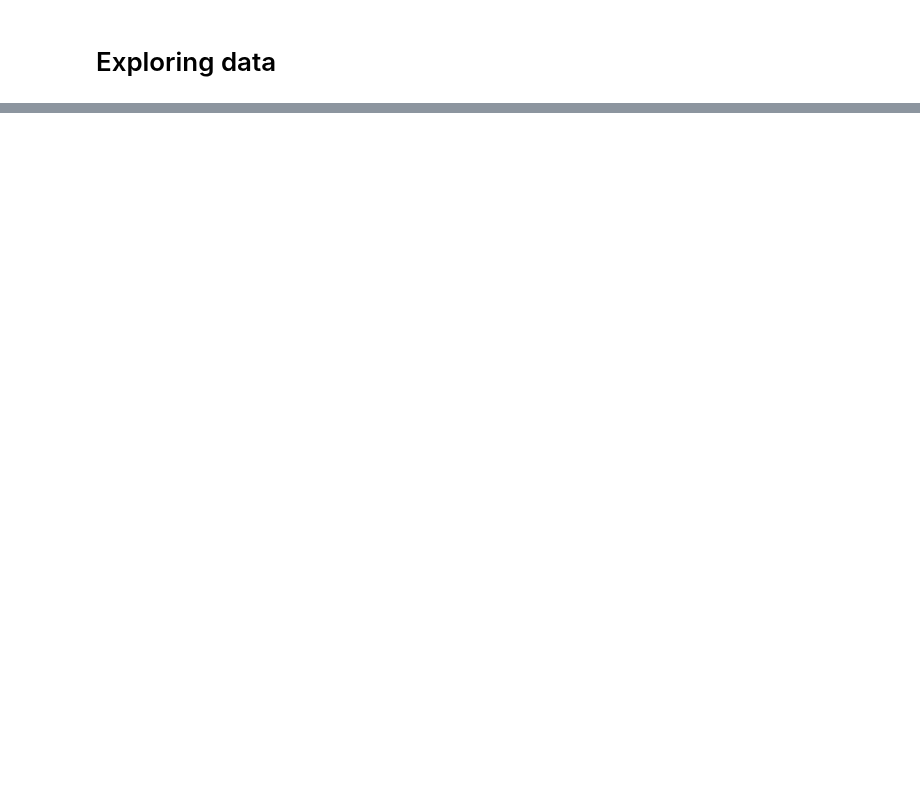
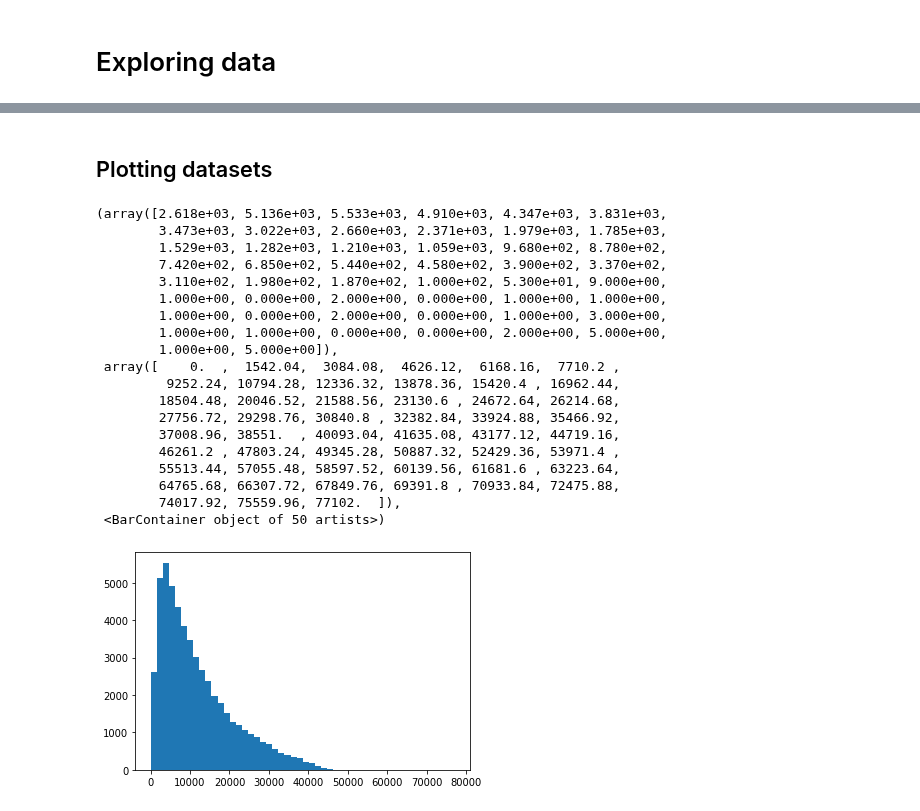
Before and after one commit to HaukeFock/predict_energy_generation, a Jupyter notebook: notebooks/michaelekuntz_wind_time-series.ipynb, the cells around one changed output, grey strips where cells are left out. Drawn from its saved outputs; the diff is of its cells as text; code cells hidden in the pictures; blank space fills up the shorter version.

```diff
--- a/notebooks/michaelekuntz_wind_time-series.ipynb
+++ b/notebooks/michaelekuntz_wind_time-series.ipynb
@@ -64,0 +59,3 @@ hourly_df.head()
+# %%
+hourly_de_df = hourly_df.groupby(hourly_df.index).sum()
+hourly_de_df.head()
@@ -64,0 +70,3 @@ hourly_df.head()
+# %%
+hourly_wind_de_df = pd.DataFrame(hourly_de_df.iloc[:,0] + hourly_de_df.iloc[:,1],columns=['Wind[MWh]'])
+hourly_wind_de_df.head()
@@ -100,0 +215,25 @@ dtype: int64
+# %% [markdown]
+## Plotting datasets
+# %%
+plt.hist(hourly_wind_de_df, bins = 50)
+# %% [output]
+(array([2.618e+03, 5.136e+03, 5.533e+03, 4.910e+03, 4.347e+03, 3.831e+03,
+        3.473e+03, 3.022e+03, 2.660e+03, 2.371e+03, 1.979e+03, 1.785e+03,
+        1.529e+03, 1.282e+03, 1.210e+03, 1.059e+03, 9.680e+02, 8.780e+02,
+        7.420e+02, 6.850e+02, 5.440e+02, 4.580e+02, 3.900e+02, 3.370e+02,
+        3.110e+02, 1.980e+02, 1.870e+02, 1.000e+02, 5.300e+01, 9.000e+00,
+        1.000e+00, 0.000e+00, 2.000e+00, 0.000e+00, 1.000e+00, 1.000e+00,
+        1.000e+00, 0.000e+00, 2.000e+00, 0.000e+00, 1.000e+00, 3.000e+00,
+        1.000e+00, 1.000e+00, 0.000e+00, 0.000e+00, 2.000e+00, 5.000e+00,
+        1.000e+00, 5.000e+00]),
+ array([    0.  ,  1542.04,  3084.08,  4626.12,  6168.16,  7710.2 ,
+         9252.24, 10794.28, 12336.32, 13878.36, 15420.4 , 16962.44,
+        18504.48, 20046.52, 21588.56, 23130.6 , 24672.64, 26214.68,
+        27756.72, 29298.76, 30840.8 , 32382.84, 33924.88, 35466.92,
+        37008.96, 38551.  , 40093.04, 41635.08, 43177.12, 44719.16,
+        46261.2 , 47803.24, 49345.28, 50887.32, 52429.36, 53971.4 ,
+        55513.44, 57055.48, 58597.52, 60139.56, 61681.6 , 63223.64,
+        64765.68, 66307.72, 67849.76, 69391.8 , 70933.84, 72475.88,
+        74017.92, 75559.96, 77102.  ]),
+ <BarContainer object of 50 artists>)
+[figure, added]
```
Also changed, not shown: parts of 131 cells of this notebook, 3 other files.
